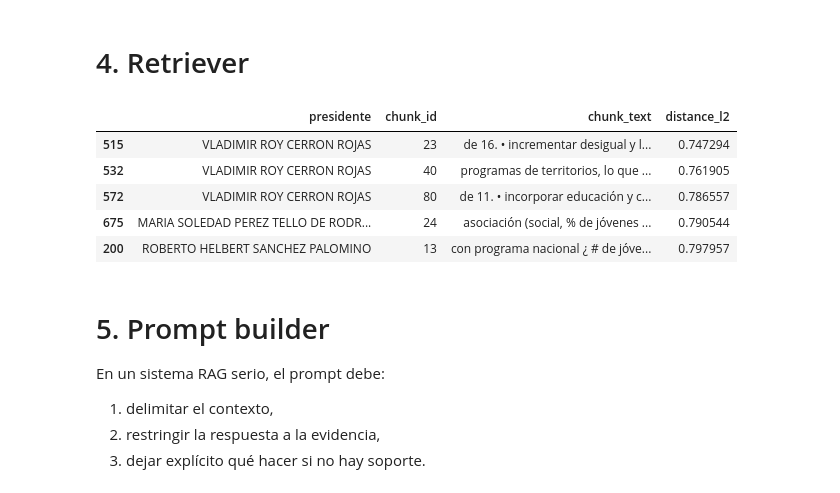
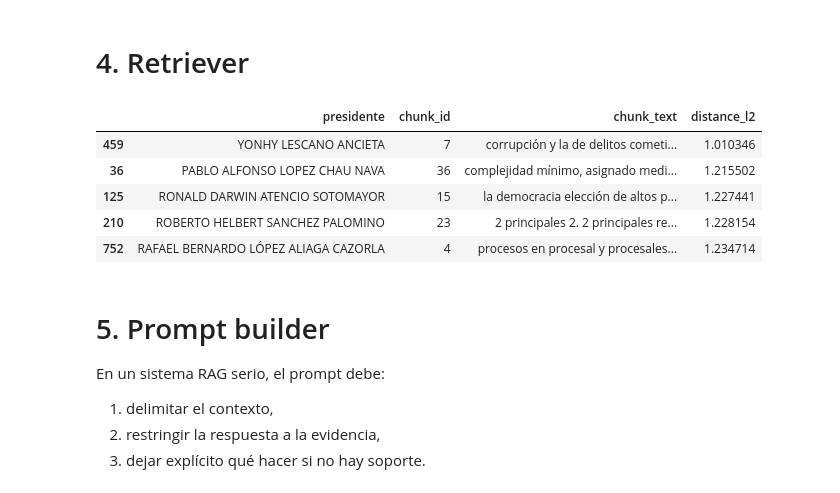
Before and after one commit to josefrodrim/ML-course, a Jupyter notebook: Clase_14C_LLMS_USO.ipynb, the cells around one changed output. Drawn from its saved outputs; the diff is of its cells as text; code cells hidden in the pictures.

```diff
--- a/Clase_14C_LLMS_USO.ipynb
+++ b/Clase_14C_LLMS_USO.ipynb
@@ -128,19 +128,19 @@ Notes:
 # %%
 def retrieve_chunks(query, top_k=5):
     q_emb = embed_model.encode([query]).astype("float32")
     distances, indices = index.search(q_emb, top_k)
     out = chunks_df.iloc[indices[0]].copy()
     out["distance_l2"] = distances[0]
     return out[["presidente", "chunk_id", "chunk_text", "distance_l2"]]
 
-retrieve_chunks("propuestas sobre educación pública", top_k=5)
+retrieve_chunks("propuestas sobre inteligencia artificial", top_k=5)
 # %% [output]
 |  | presidente | chunk_id | chunk_text | distance_l2 |
-| 515 | VLADIMIR ROY CERRON ROJAS | 23 | de 16. • incrementar desigual y l... | 0.747294 |
-| 532 | VLADIMIR ROY CERRON ROJAS | 40 | programas de territorios, lo que ... | 0.761905 |
-| 572 | VLADIMIR ROY CERRON ROJAS | 80 | de 11. • incorporar educación y c... | 0.786557 |
-| 675 | MARIA SOLEDAD PEREZ TELLO DE RODR... | 24 | asociación (social, % de jóvenes ... | 0.790544 |
-| 200 | ROBERTO HELBERT SANCHEZ PALOMINO | 13 | con programa nacional ¿ # de jóve... | 0.797957 |
+| 459 | YONHY LESCANO ANCIETA | 7 | corrupción y la de delitos cometi... | 1.010346 |
+| 36 | PABLO ALFONSO LOPEZ CHAU NAVA | 36 | complejidad mínimo, asignado medi... | 1.215502 |
+| 125 | RONALD DARWIN ATENCIO SOTOMAYOR | 15 | la democracia elección de altos p... | 1.227441 |
+| 210 | ROBERTO HELBERT SANCHEZ PALOMINO | 23 | 2 principales 2. 2 principales re... | 1.228154 |
+| 752 | RAFAEL BERNARDO LÓPEZ ALIAGA CAZORLA | 4 | procesos en procesal y procesales... | 1.234714 |
 # %% [markdown]
 # 5. Prompt builder
 
```
Also changed, not shown: parts of 4 cells of this notebook, 5 other files.
